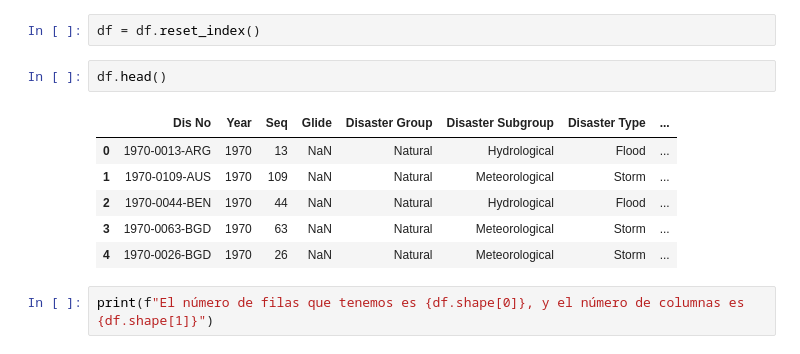
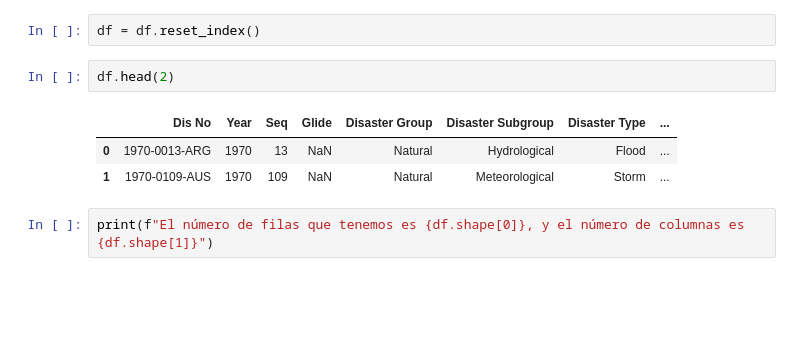
Before and after one commit to Lauris273/Proyecto_desastres_naturales_modulo_4, a Jupyter notebook: Desastres_naturales_1970-2021.ipynb, the cells around one changed output. Cells and saved outputs as stored; diff of their text form; blank space fills up the shorter version.

```diff
--- a/Desastres_naturales_1970-2021.ipynb
+++ b/Desastres_naturales_1970-2021.ipynb
@@ -132,14 +132,11 @@ df.head()
 # %%
 df = df.reset_index()
 # %%
-df.head()
+df.head(2)
 # %% [output]
 |  | Dis No | Year | Seq | Glide | Disaster Group | Disaster Subgroup | Disaster Type | ... |
 | 0 | 1970-0013-ARG | 1970 | 13 | NaN | Natural | Hydrological | Flood | ... |
 | 1 | 1970-0109-AUS | 1970 | 109 | NaN | Natural | Meteorological | Storm | ... |
-| 2 | 1970-0044-BEN | 1970 | 44 | NaN | Natural | Hydrological | Flood | ... |
-| 3 | 1970-0063-BGD | 1970 | 63 | NaN | Natural | Meteorological | Storm | ... |
-| 4 | 1970-0026-BGD | 1970 | 26 | NaN | Natural | Meteorological | Storm | ... |
 # %%
 print(f"El número de filas que tenemos es {df.shape[0]}, y el número de columnas es {df.shape[1]}")
 # %% [output]
```
Also changed, not shown: parts of 31 cells of this notebook.
